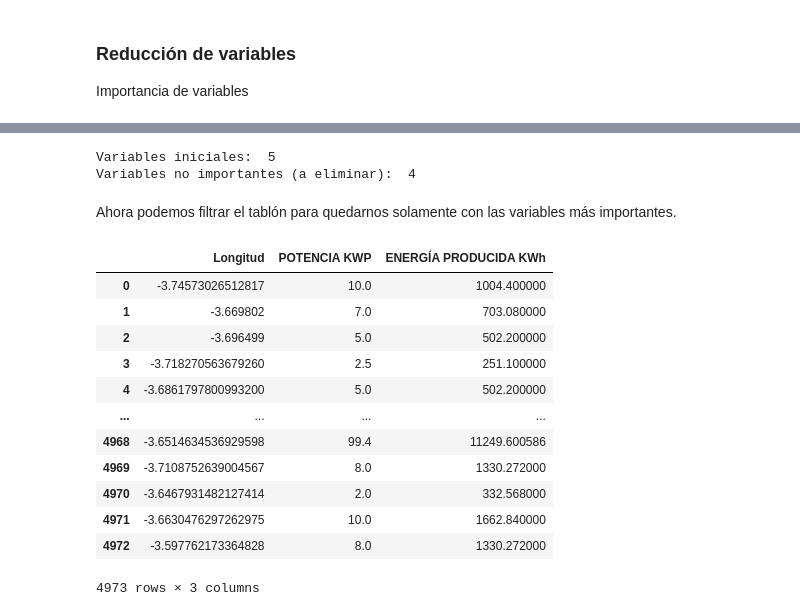
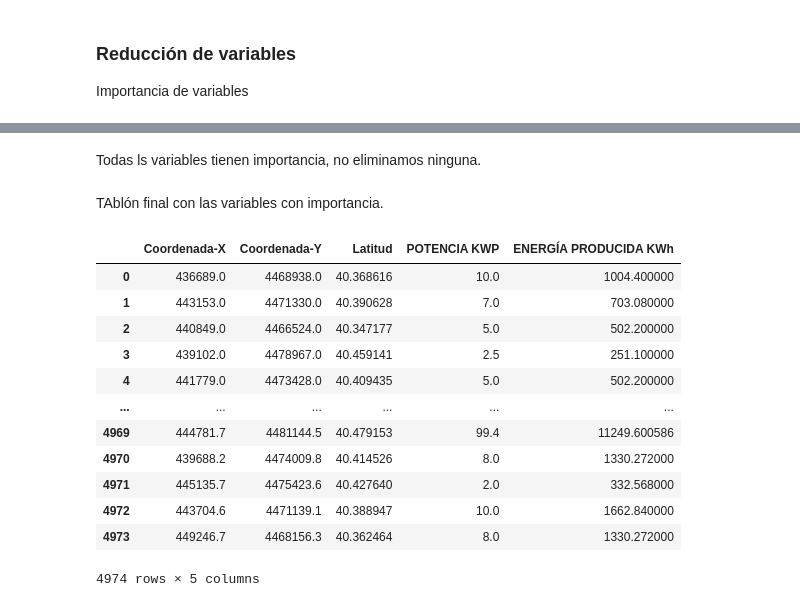
Before and after one commit to luciacantos/ajedrez, a Jupyter notebook: placas_solares.ipynb, the cells around one changed output, grey strips where cells are left out. Cells and saved outputs as stored; diff of their text form; code cells hidden in the pictures.

```diff
--- a/placas_solares.ipynb
+++ b/placas_solares.ipynb
@@ -401,25 +396,20 @@ print(len(variables))
-# %%
-print("Variables iniciales: ", len(features))
-print("Variables no importantes (a eliminar): ", len(variables))
-# %% [output]
-Variables iniciales:  5
-Variables no importantes (a eliminar):  4
-# %% [markdown]
-Ahora podemos filtrar el tablón para quedarnos solamente con las variables más importantes.
-# %%
-df_solar_filt4= df_solar_filt2.drop(labels=variables, axis='columns')
-df_solar_filt4
-# %% [output]
-|  | Longitud | POTENCIA KWP | ENERGÍA PRODUCIDA KWh |
-| 0 | -3.74573026512817 | 10.0 | 1004.400000 |
-| 1 | -3.669802 | 7.0 | 703.080000 |
-| 2 | -3.696499 | 5.0 | 502.200000 |
-| 3 | -3.718270563679260 | 2.5 | 251.100000 |
-| 4 | -3.6861797800993200 | 5.0 | 502.200000 |
-| ... | ... | ... | ... |
-| 4968 | -3.6514634536929598 | 99.4 | 11249.600586 |
-| 4969 | -3.7108752639004567 | 8.0 | 1330.272000 |
-| 4970 | -3.6467931482127414 | 2.0 | 332.568000 |
-| 4971 | -3.6630476297262975 | 10.0 | 1662.840000 |
-| 4972 | -3.597762173364828 | 8.0 | 1330.272000 |
-4973 rows × 3 columns
+# %% [markdown]
+Todas ls variables tienen importancia, no eliminamos ninguna.
+# %% [markdown]
+TAblón final con las variables con importancia.
+# %%
+df_solar_filt3
+# %% [output]
+|  | Coordenada-X | Coordenada-Y | Latitud | POTENCIA KWP | ENERGÍA PRODUCIDA KWh |
+| 0 | 436689.0 | 4468938.0 | 40.368616 | 10.0 | 1004.400000 |
+| 1 | 443153.0 | 4471330.0 | 40.390628 | 7.0 | 703.080000 |
+| 2 | 440849.0 | 4466524.0 | 40.347177 | 5.0 | 502.200000 |
+| 3 | 439102.0 | 4478967.0 | 40.459141 | 2.5 | 251.100000 |
+| 4 | 441779.0 | 4473428.0 | 40.409435 | 5.0 | 502.200000 |
+| ... | ... | ... | ... | ... | ... |
+| 4969 | 444781.7 | 4481144.5 | 40.479153 | 99.4 | 11249.600586 |
+| 4970 | 439688.2 | 4474009.8 | 40.414526 | 8.0 | 1330.272000 |
+| 4971 | 445135.7 | 4475423.6 | 40.427640 | 2.0 | 332.568000 |
+| 4972 | 443704.6 | 4471139.1 | 40.388947 | 10.0 | 1662.840000 |
+| 4973 | 449246.7 | 4468156.3 | 40.362464 | 8.0 | 1330.272000 |
+4974 rows × 5 columns
```
Also changed, not shown: parts of 21 cells of this notebook, 1 other file.
